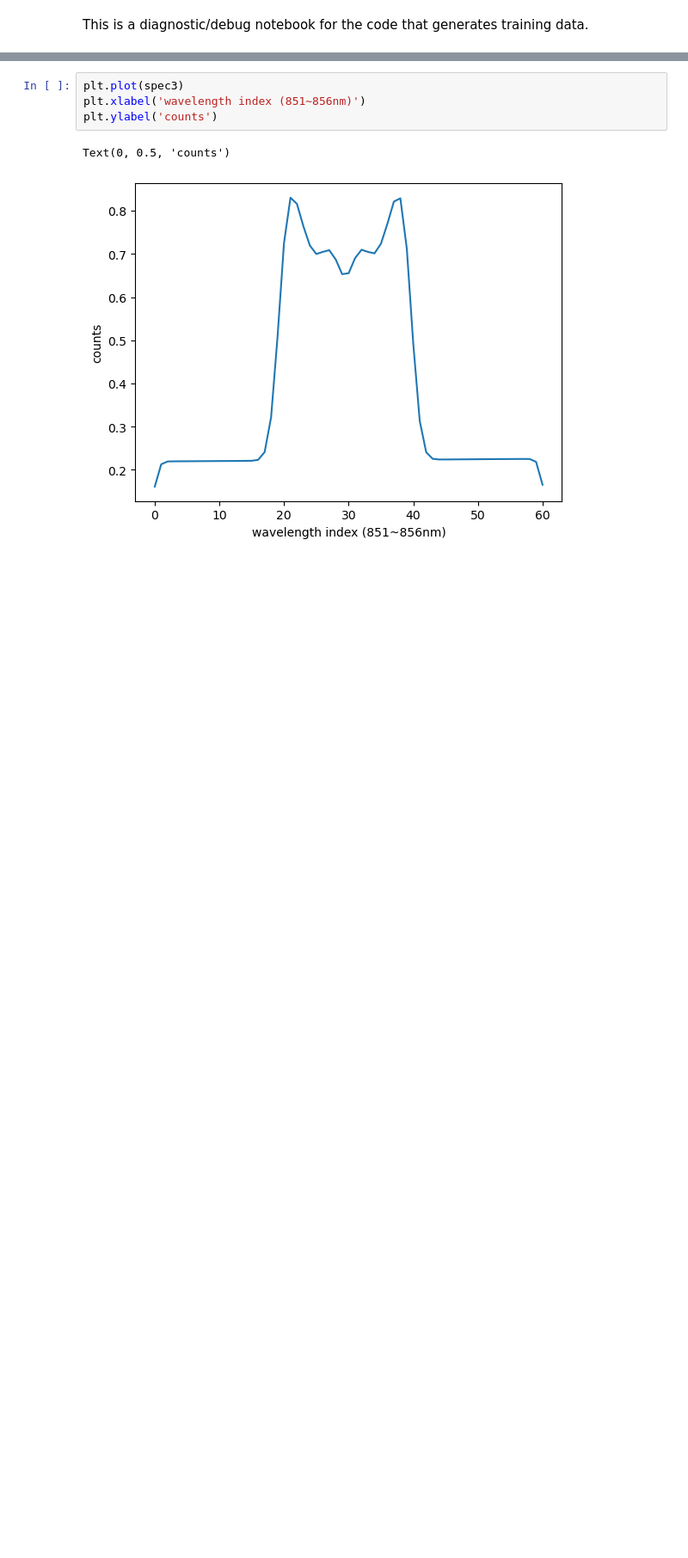
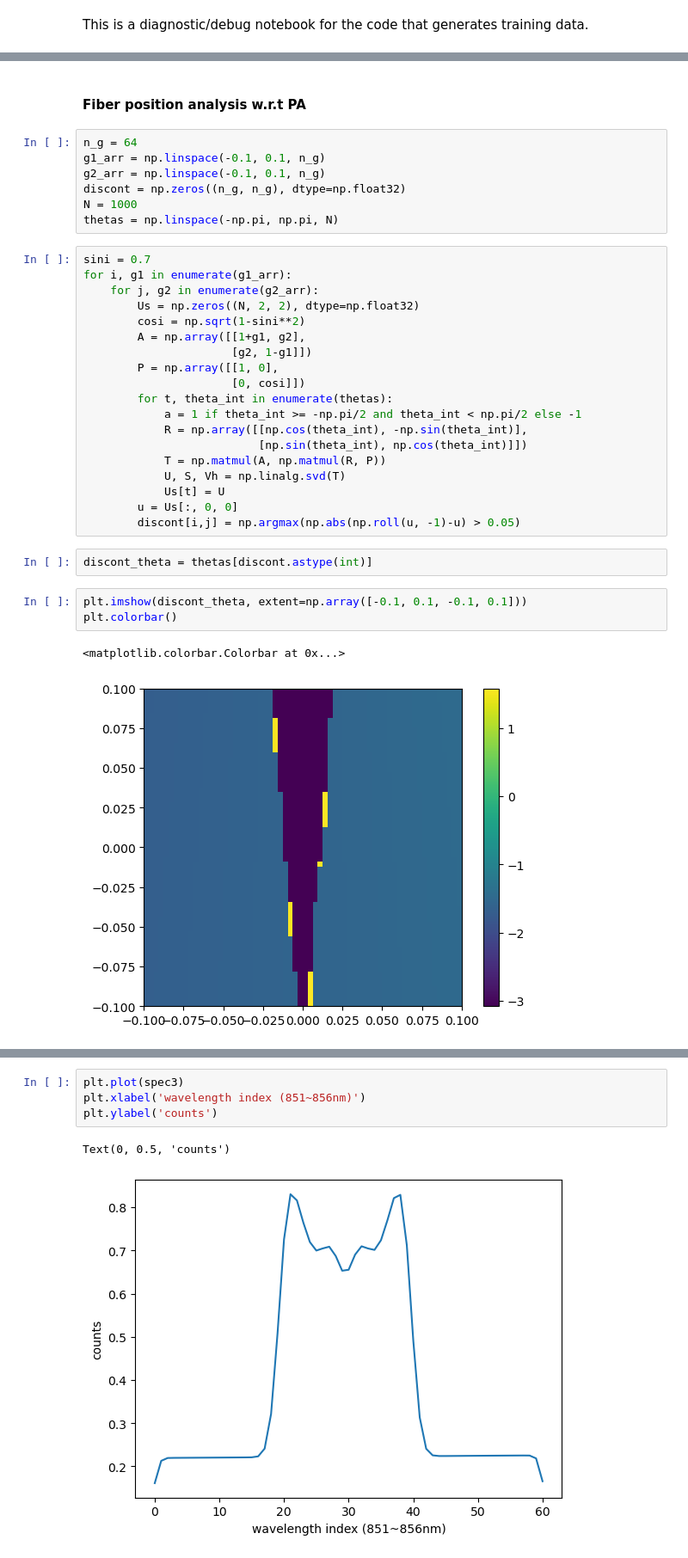
Before and after one commit to KinematicLensing/kl-nn, a Jupyter notebook: data_generate/notebooks/test_training_data.ipynb, the cells around one changed output, grey strips where cells are left out. Shown at 86% size. Cells and saved outputs as stored; diff of their text form; blank space fills up the shorter version.

```diff
--- a/data_generate/notebooks/test_training_data.ipynb
+++ b/data_generate/notebooks/test_training_data.ipynb
@@ -18,3 +19,39 @@ from galsim.angle import Angle, radians
 from galsim import CCDNoise, GaussianNoise, BaseDeviate
 
 from scipy.optimize import curve_fit
+# %% [markdown]
+#### Fiber position analysis w.r.t PA
+# %%
+n_g = 64
+g1_arr = np.linspace(-0.1, 0.1, n_g)
+g2_arr = np.linspace(-0.1, 0.1, n_g)
+discont = np.zeros((n_g, n_g), dtype=np.float32)
+N = 1000
+thetas = np.linspace(-np.pi, np.pi, N)
+# %%
+sini = 0.7
+for i, g1 in enumerate(g1_arr):
+    for j, g2 in enumerate(g2_arr):
+        Us = np.zeros((N, 2, 2), dtype=np.float32)
+        cosi = np.sqrt(1-sini**2)
+        A = np.array([[1+g1, g2],
+                      [g2, 1-g1]])
+        P = np.array([[1, 0],
+                      [0, cosi]])
+        for t, theta_int in enumerate(thetas):
+            a = 1 if theta_int >= -np.pi/2 and theta_int < np.pi/2 else -1
+            R = np.array([[np.cos(theta_int), -np.sin(theta_int)],
+                          [np.sin(theta_int), np.cos(theta_int)]])
+            T = np.matmul(A, np.matmul(R, P))
+            U, S, Vh = np.linalg.svd(T)
+            Us[t] = U
+        u = Us[:, 0, 0]
+        discont[i,j] = np.argmax(np.abs(np.roll(u, -1)-u) > 0.05)
+# %%
+discont_theta = thetas[discont.astype(int)]
+# %%
+plt.imshow(discont_theta, extent=np.array([-0.1, 0.1, -0.1, 0.1]))
+plt.colorbar()
+# %% [output]
+<matplotlib.colorbar.Colorbar at 0x...>
+[figure, added]
```
Also changed, not shown: parts of 33 cells of this notebook, 5 other files.
